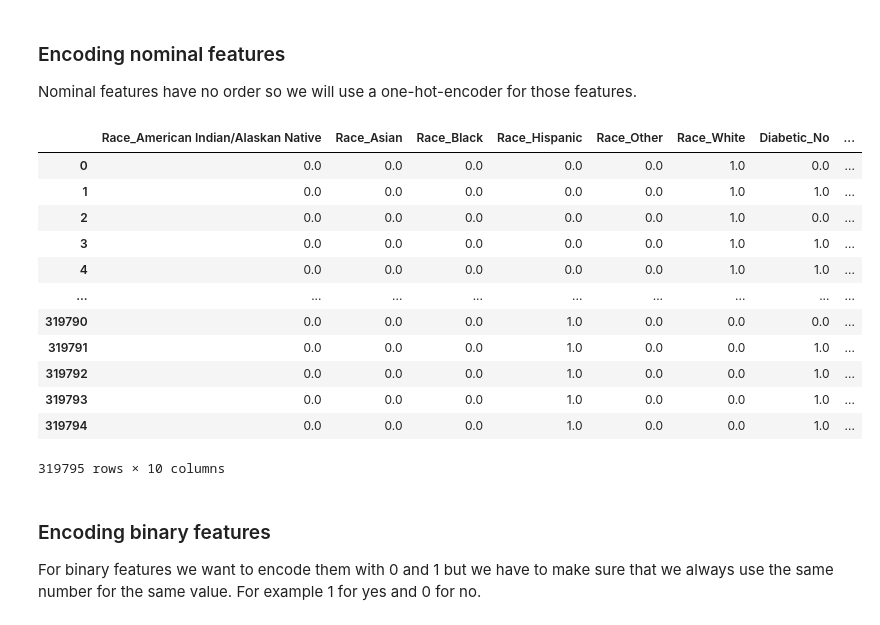
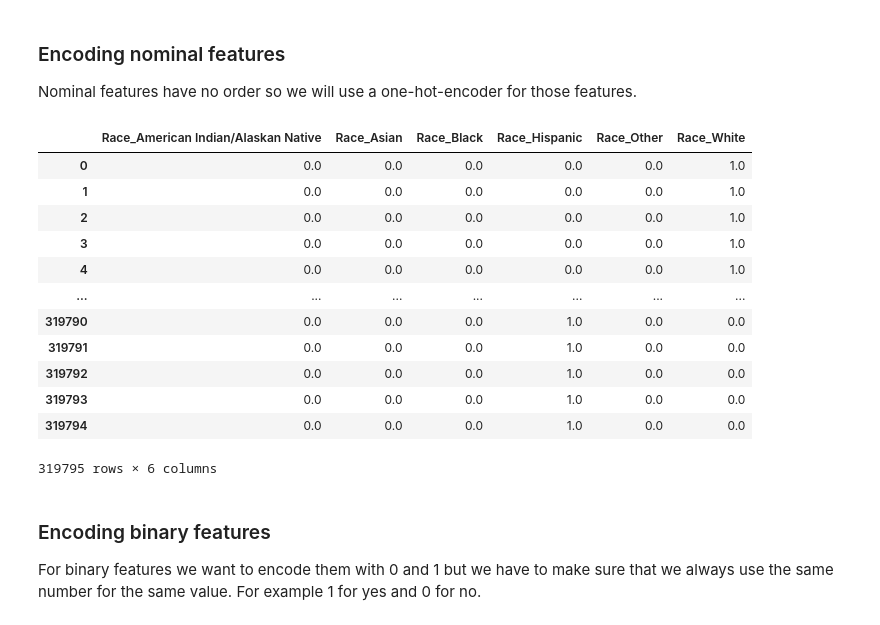
Before and after one commit to BenediktLueth/heartheroes, a Jupyter notebook: data_preprocessing.ipynb, the cells around one changed output. Cells and saved outputs as stored; diff of their text form; code cells hidden in the pictures.

```diff
--- a/data_preprocessing.ipynb
+++ b/data_preprocessing.ipynb
@@ -13,10 +13,6 @@ heart_dataset = pd.read_csv('heart_2020_cleaned.csv')
 # Copy dataset for processing
 heart_dataset_preprocessed = heart_dataset.copy()
 
-# Split dataset into target and none-target
-heart_dataset_target = heart_dataset_preprocessed['HeartDisease']
-heart_dataset_preprocessed = heart_dataset_preprocessed.drop(columns='HeartDisease')
-
 # First look at data
 print(heart_dataset.index)
 heart_dataset.head()
@@ -194,10 +205,15 @@ Ordinal features have a specific order so we have to make sure that we encode th
 
 Diabetic status may be considered ordinal, as the different states express different severity e.g. only temporarily during pregnancy, having almost diabetic may be viewed as less healthy
 # %%
-# diabetic_dict = {'No': 0, 'Yes, during pregnancy': 1, 'No, borderline diabetes': 2, 'Yes': 3}
+# Create dictionary of ordinal to integer mapping
+diabetic_order = {'No': 0,
+                 'Yes, during pregnancy': 1,
+                 'No, borderline diabetes': 2,
+                 'Yes': 3}
 
-# heart_dataset_preprocessed['DiabeticOrdinal'] = heart_dataset_preprocessed['Diabetic'].map(diabetic_dict)
-# heart_dataset_preprocessed['DiabeticOrdinal']
+# Apply using map
+heart_dataset_preprocessed['Diabetic'] = heart_dataset_preprocessed['Diabetic'].map(diabetic_order)
+heart_dataset_preprocessed['Diabetic']
 # %% [output]
 0         3.0
 1         0.0
@@ -229,19 +245,29 @@ age_category_order = {'18-24':1,
                       '75-79':12,
                       '80 or older':13}
 
-# using the average of age groups is a standard procedure in econmetric literature when dealing with age groups (assuming people are getting 110 years old max, but not many
+# Using the average of age groups is a standard procedure in econmetric literature
+# when dealing with age groups (assuming people are getting 110 years old max, but not many
 # so assuming on average 90 years in that age group)
-age_category_order = {'18-24': {'avg': 21, 'min': 18, 'max': 24}, '25-29': {'avg': 27, 'min': 25, 'max': 29},'30-34': {'avg': 32, 'min': 30, 'max': 34},
-                     '35-39': {'avg': 37, 'min': 35, 'max': 39}, '40-44': {'avg': 42, 'min': 40, 'max': 44}, '45-49': {'avg': 47, 'min': 45, 'max': 49},
-                     '50-54': {'avg': 52, 'min': 50, 'max': 54}, '55-59': {'avg': 57, 'min': 55, 'max': 59}, '60-64': {'avg': 62, 'min': 60, 'max': 64},
-                     '65-69': {'avg': 67, 'min': 65, 'max': 69},  '70-74': {'avg': 72, 'min': 70, 'max': 74},
-                     '75-79': {'avg': 77, 'min': 75, 'max': 79},  '80 or older': {'avg': 90, 'min': 80, 'max': 110},}
+age_category_order = {'18-24': {'avg': 21, 'min': 18, 'max': 24},
+                      '25-29': {'avg': 27, 'min': 25, 'max': 29},
+                      '30-34': {'avg': 32, 'min': 30, 'max': 34},
+                     '35-39': {'avg': 37, 'min': 35, 'max': 39},
+                      '40-44': {'avg': 42, 'min': 40, 'max': 44},
+                      '45-49': {'avg': 47, 'min': 45, 'max': 49},
+                     '50-54': {'avg': 52, 'min': 50, 'max': 54},
+                      '55-59': {'avg': 57, 'min': 55, 'max': 59},
+                      '60-64': {'avg': 62, 'min': 60, 'max': 64},
+                     '65-69': {'avg': 67, 'min': 65, 'max': 69},
+                      '70-74': {'avg': 72, 'min': 70, 'max': 74},
+                     '75-79': {'avg': 77, 'min': 75, 'max': 79},
+                      '80 or older': {'avg': 90, 'min': 80, 'max': 110}}
 
+# Get average of ervery age group
 get_avg = lambda x : age_category_order.get(x).get('avg')
 
-# Apply using map
-heart_dataset_preprocessed['AgeCategory'] = heart_dataset_preprocessed['AgeCategory'].map(age_category_order)
-# heart_dataset_preprocessed['AgeCategoryAvg'] = heart_dataset_preprocessed['AgeCategory'].apply(get_avg)
+# Apply using map or apply
+#heart_dataset_preprocessed['AgeCategory'] = heart_dataset_preprocessed['AgeCategory'].map(age_category_order)
+heart_dataset_preprocessed['AgeCategoryAvg'] = heart_dataset_preprocessed['AgeCategory'].apply(get_avg)
 heart_dataset_preprocessed['AgeCategoryAvg']
 # %% [output]
 0         57
@@ -286,33 +312,33 @@ Name: GenHealth, Length: 319795, dtype: int64
 ### Encoding nominal features
 Nominal features have no order so we will use a one-hot-encoder for those features.
 # %%
-nominal_features = ['Race', 'Diabetic']
+nominal_features = ['Race']
 
 # Encoding
 one_hot_encoder = preprocessing.OneHotEncoder()
 one_hot_encoded = pd.DataFrame(one_hot_encoder.fit_transform(heart_dataset_preprocessed[nominal_features]).toarray(),
                                columns=one_hot_encoder.get_feature_names(nominal_features))
 
 # TODO maybe drop one Race column and one diabetic column as overspecified if all those are taken into the model
 
 # Joining
 heart_dataset_preprocessed = heart_dataset_preprocessed.drop(columns=nominal_features)
 heart_dataset_preprocessed = heart_dataset_preprocessed.join(one_hot_encoded)
 heart_dataset_preprocessed[one_hot_encoder.get_feature_names(nominal_features)]
 # %% [output]
-|  | Race_American Indian/Alaskan Native | Race_Asian | Race_Black | Race_Hispanic | Race_Other | Race_White | Diabetic_No | ... |
-| 0 | 0.0 | 0.0 | 0.0 | 0.0 | 0.0 | 1.0 | 0.0 | ... |
-| 1 | 0.0 | 0.0 | 0.0 | 0.0 | 0.0 | 1.0 | 1.0 | ... |
-| 2 | 0.0 | 0.0 | 0.0 | 0.0 | 0.0 | 1.0 | 0.0 | ... |
-| 3 | 0.0 | 0.0 | 0.0 | 0.0 | 0.0 | 1.0 | 1.0 | ... |
-| 4 | 0.0 | 0.0 | 0.0 | 0.0 | 0.0 | 1.0 | 1.0 | ... |
-| ... | ... | ... | ... | ... | ... | ... | ... | ... |
-| 319790 | 0.0 | 0.0 | 0.0 | 1.0 | 0.0 | 0.0 | 0.0 | ... |
-| 319791 | 0.0 | 0.0 | 0.0 | 1.0 | 0.0 | 0.0 | 1.0 | ... |
-| 319792 | 0.0 | 0.0 | 0.0 | 1.0 | 0.0 | 0.0 | 1.0 | ... |
-| 319793 | 0.0 | 0.0 | 0.0 | 1.0 | 0.0 | 0.0 | 1.0 | ... |
-| 319794 | 0.0 | 0.0 | 0.0 | 1.0 | 0.0 | 0.0 | 1.0 | ... |
+|  | Race_American Indian/Alaskan Native | Race_Asian | Race_Black | Race_Hispanic | Race_Other | Race_White |
+| 0 | 0.0 | 0.0 | 0.0 | 0.0 | 0.0 | 1.0 |
+| 1 | 0.0 | 0.0 | 0.0 | 0.0 | 0.0 | 1.0 |
+| 2 | 0.0 | 0.0 | 0.0 | 0.0 | 0.0 | 1.0 |
+| 3 | 0.0 | 0.0 | 0.0 | 0.0 | 0.0 | 1.0 |
+| 4 | 0.0 | 0.0 | 0.0 | 0.0 | 0.0 | 1.0 |
+| ... | ... | ... | ... | ... | ... | ... |
+| 319790 | 0.0 | 0.0 | 0.0 | 1.0 | 0.0 | 0.0 |
+| 319791 | 0.0 | 0.0 | 0.0 | 1.0 | 0.0 | 0.0 |
+| 319792 | 0.0 | 0.0 | 0.0 | 1.0 | 0.0 | 0.0 |
+| 319793 | 0.0 | 0.0 | 0.0 | 1.0 | 0.0 | 0.0 |
+| 319794 | 0.0 | 0.0 | 0.0 | 1.0 | 0.0 | 0.0 |
-319795 rows × 10 columns
+319795 rows × 6 columns
 # %% [markdown]
 ### Encoding binary features
 For binary features we want to encode them with 0 and 1 but we have to make sure that we always use the same number for the same value. For example 1 for yes and 0 for no.
```
Also changed, not shown: parts of 7 cells of this notebook.
